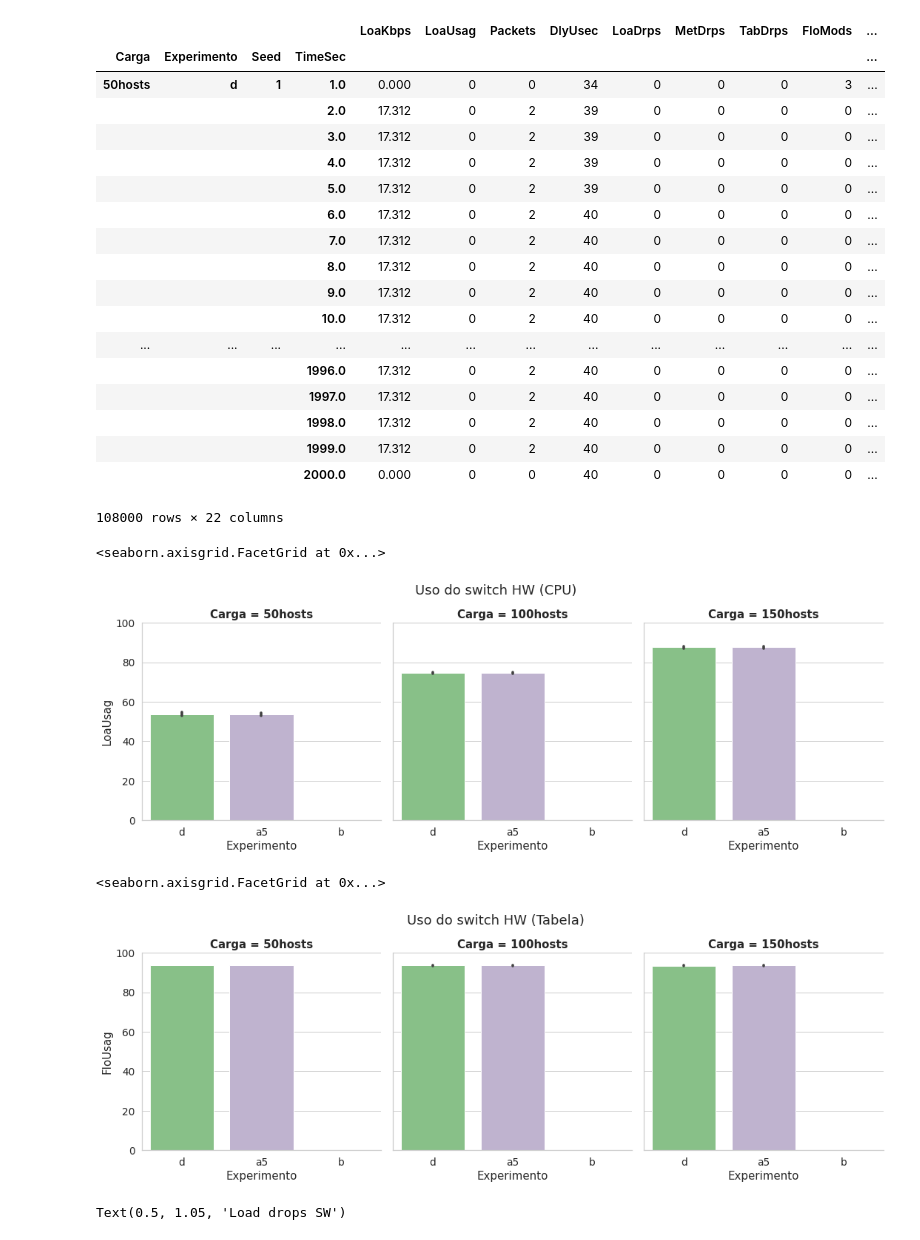
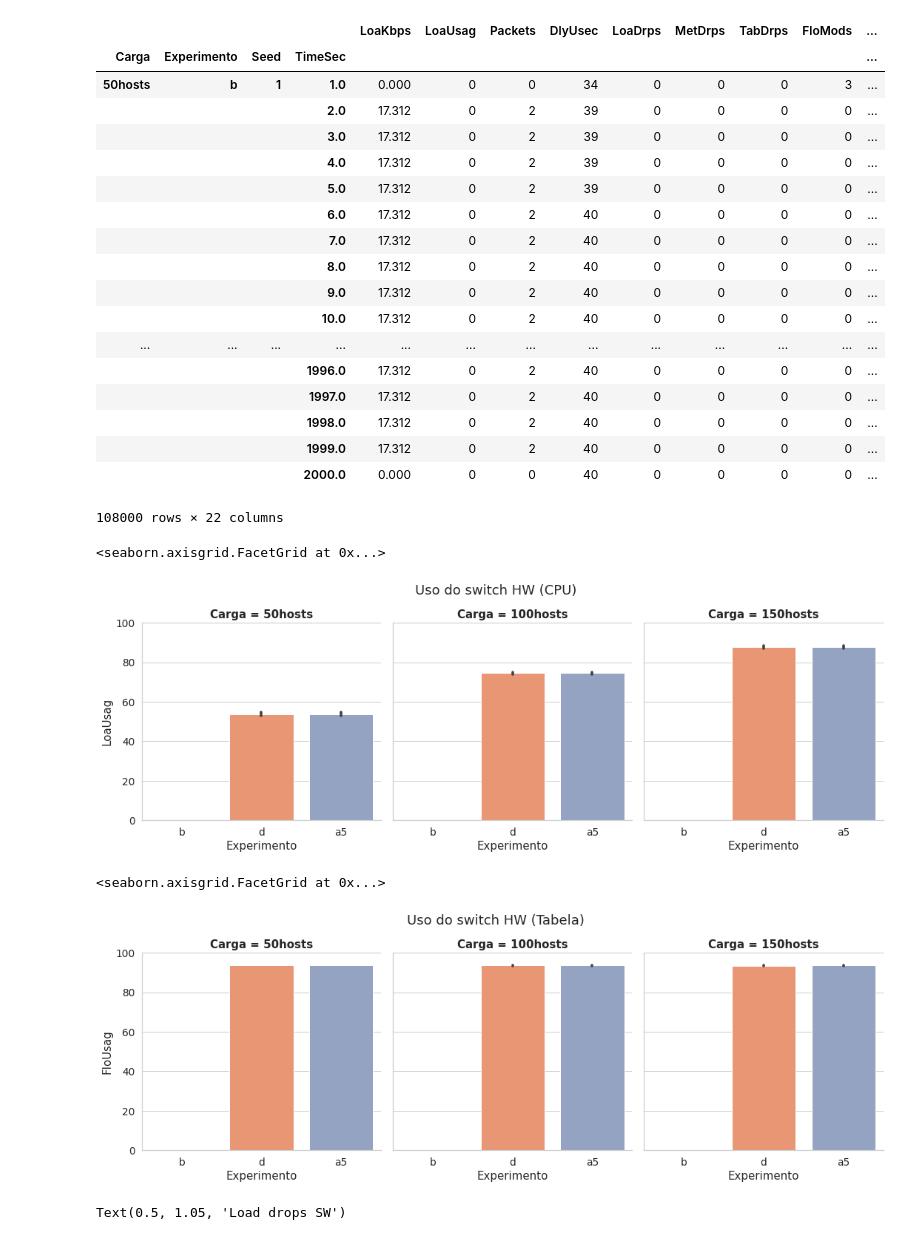
Before and after one commit to pedrobellotti/iperftestes, a Jupyter notebook: Simulacao/NovoArtigo/analiseEstavel-ABD.ipynb, the cells around one changed output. Drawn from its saved outputs; the diff is of its cells as text; code cells hidden in the pictures.

Commit message:
Adicionando TODO, alterando cores dos graficos e intervalo de confianca

```diff
--- a/Simulacao/NovoArtigo/analiseEstavel-ABD.ipynb
+++ b/Simulacao/NovoArtigo/analiseEstavel-ABD.ipynb
@@ -32,13 +32,30 @@ pd.options.display.min_rows = 20
 # B - sem switch HW, podendo aumentar/diminuir número de switches SW (número máximo de SW = 5)
 # D - com switch HW, não podendo aumentar/diminuir número de switches SW (número de SW fixo em 5)
 
+#TODO:
+#Nova configuração: E - sem switch HW, não podendo aumentar/diminuir número de switches SW (número de SW fixo em 5)
+
+#Graficos em ingles
+#Legenda: Carga = load; 50hosts=low; 100hosts=medium; 150=high
+#SW=Software Switch; HW=Hardware Switch
+#Eixo y (variavel (%) Ex: Load Usage (%))
+#Experimento (eixo x) -> D = (HW = 1; SW = 5); B = (HW = 0; SW = 1-5); A5 = (HW = 1; SW = 1-5)
+#Alterar Experimento->Configuration
+#Block -> block ratio (mudar de 0-1 para 0-100)
+#Drop -> drop ratio (mudar de 0-1 para 0-100)
+#Grafico de vazao: Soma->Throughput (Gbps)
+#Remover titulo de todos os graficos (usar uma variavel para controlar se imprime o titulo ou nao)
+
 # Parâmetros que variam nesta simulação
 seeds = [1,2,3,4,5,6]
 cargas = ["50hosts", "100hosts", "150hosts"]
-experimentos = ["d","a5","b"]
+experimentos = ["b","d","a5"]
 
 # Tempo total de simulação
 t_sim = 2000
+
+# Intervalo de confiança
+confianca = 99
 # %%
 # Função para ler os arquivos de log
 def mymode (series):
@@ -273,7 +291,7 @@ df_hw
 # %% [output]
 |  |  |  |  | LoaKbps | LoaUsag | Packets | DlyUsec | LoaDrps | MetDrps | TabDrps | FloMods | ... |
 | Carga | Experimento | Seed | TimeSec |  |  |  |  |  |  |  |  | ... |
-| 50hosts | d | 1 | 1.0 | 0.000 | 0 | 0 | 34 | 0 | 0 | 0 | 3 | ... |
+| 50hosts | b | 1 | 1.0 | 0.000 | 0 | 0 | 34 | 0 | 0 | 0 | 3 | ... |
 |  |  |  | 2.0 | 17.312 | 0 | 2 | 39 | 0 | 0 | 0 | 0 | ... |
 |  |  |  | 3.0 | 17.312 | 0 | 2 | 39 | 0 | 0 | 0 | 0 | ... |
 |  |  |  | 4.0 | 17.312 | 0 | 2 | 39 | 0 | 0 | 0 | 0 | ... |
@@ -294,21 +312,21 @@ df_hw
 df_hw = df_hw.query("TimeSec > 200 and TimeSec < 400").groupby(["Carga", "Experimento", "Seed"]).mean()
 df_hw.reset_index(inplace=True)
 # df_hw
-snsplt = sns.catplot(palette="Accent", x="Experimento", y="LoaUsag", kind="bar",
-                      ci=95, data=df_hw, col="Carga")
+snsplt = sns.catplot(palette="Set2", x="Experimento", y="LoaUsag", kind="bar",
+                      ci=confianca, data=df_hw, col="Carga")
 snsplt.fig.suptitle('Uso do switch HW (CPU)', y=1.05)
 snsplt.set(ylim=(0,100))
 # %% [output]
 <seaborn.axisgrid.FacetGrid at 0x...>
-[figure, old version]
+[figure, new version]
 # %%
-snsplt = sns.catplot(palette="Accent", x="Experimento", y="FloUsag", kind="bar",
-                      ci=95, data=df_hw, col="Carga")
+snsplt = sns.catplot(palette="Set2", x="Experimento", y="FloUsag", kind="bar",
+                      ci=confianca, data=df_hw, col="Carga")
 snsplt.fig.suptitle('Uso do switch HW (Tabela)', y=1.05)
 snsplt.set(ylim=(0,100))
 # %% [output]
 <seaborn.axisgrid.FacetGrid at 0x...>
-[figure, old version]
+[figure, new version]
 # %%
 snsplt = sns.relplot(x="Experimento", y="%drop",
             hue="Carga",
```
Also changed, not shown: parts of 11 cells of this notebook, 1 other file.
